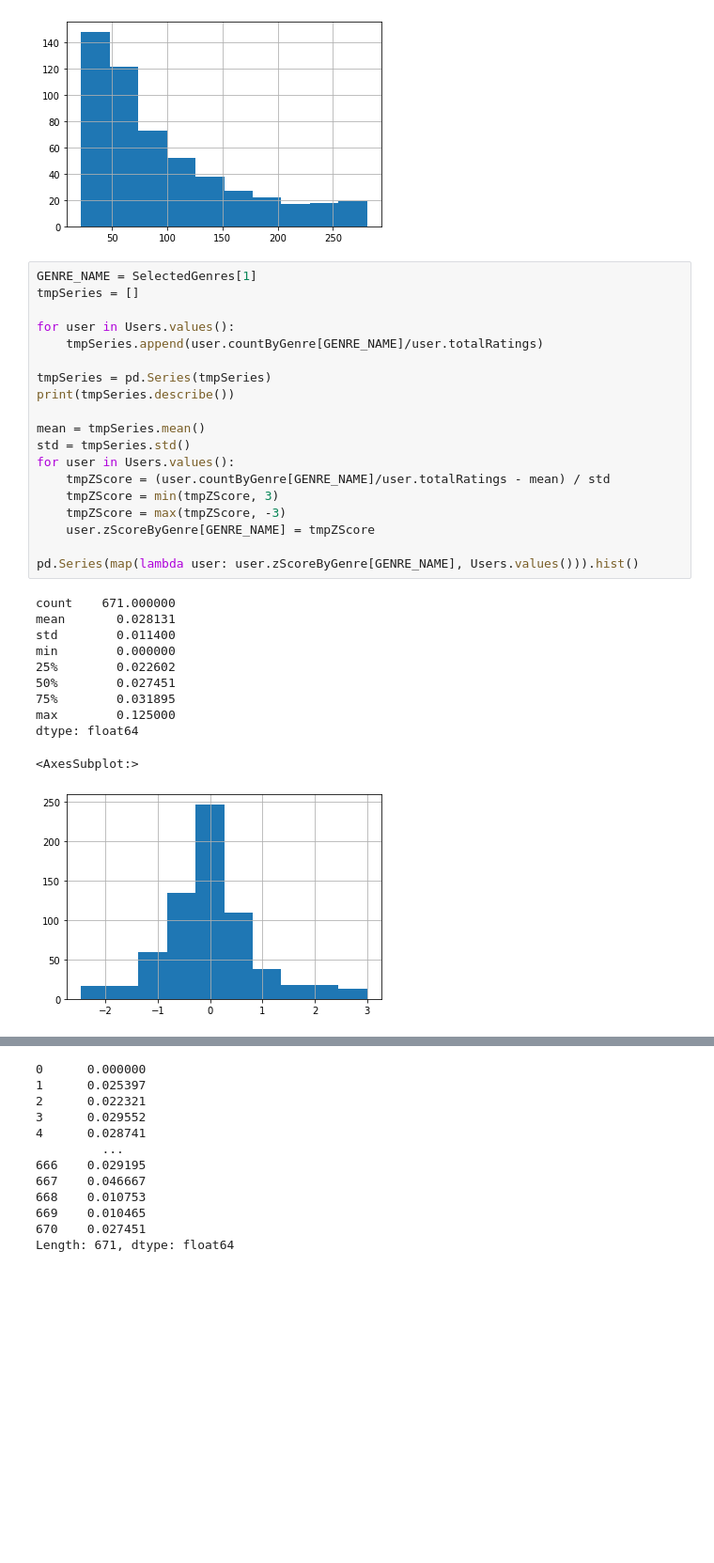
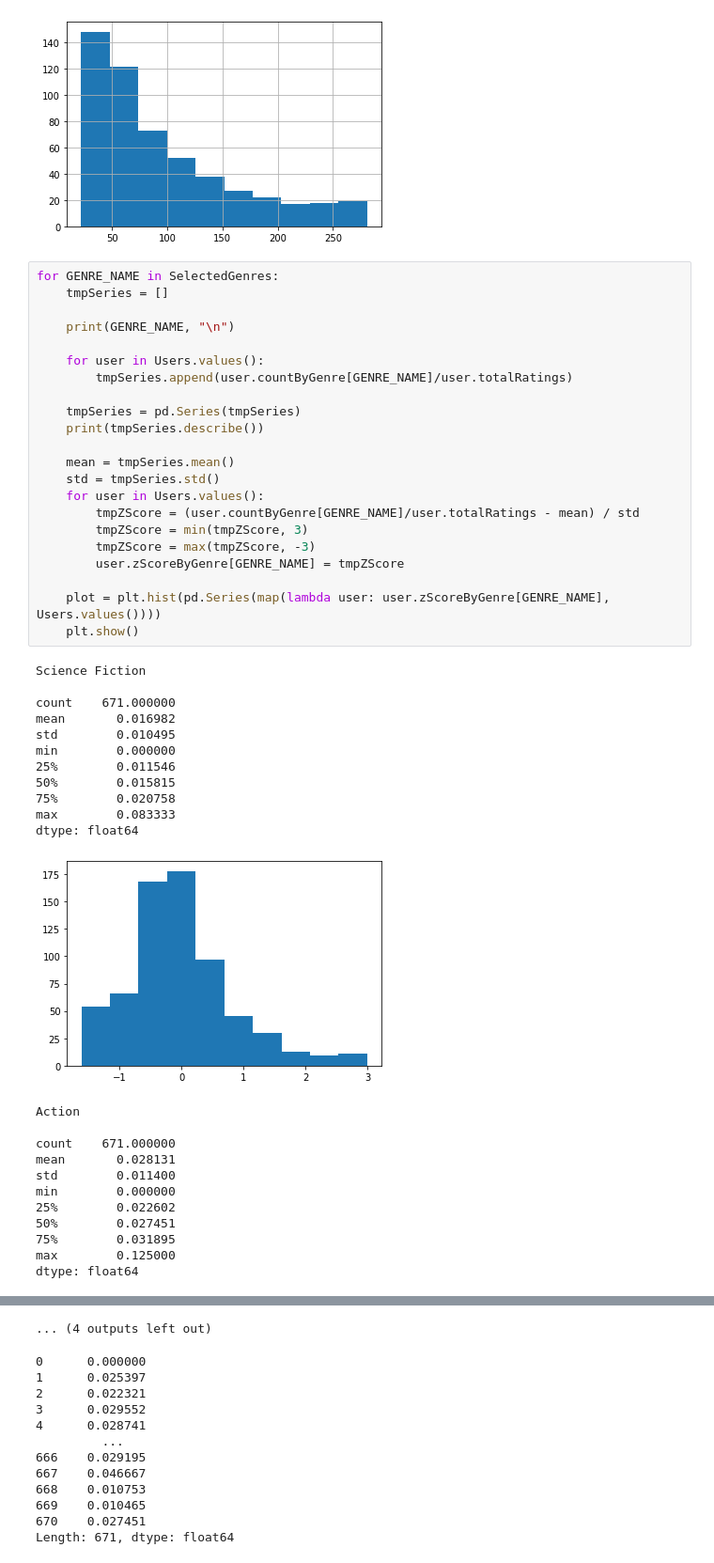
Before and after one commit to agsigma/recommendex5000, a Jupyter notebook: notebooks/rating_distribution_inspection.ipynb, the cells around one changed output, grey strips where cells are left out. Shown at 94% size. Cells and saved outputs as stored; diff of their text form; blank space fills up the shorter version.

Commit message:
z-score historgams of no. of users for every genre

```diff
--- a/notebooks/rating_distribution_inspection.ipynb
+++ b/notebooks/rating_distribution_inspection.ipynb
@@ -153,33 +152,48 @@ dtype: float64
 <AxesSubplot:>
 [figure]
 # %%
-GENRE_NAME = SelectedGenres[1]
-tmpSeries = []
+for GENRE_NAME in SelectedGenres:
+    tmpSeries = []
 
-for user in Users.values():
-    tmpSeries.append(user.countByGenre[GENRE_NAME]/user.totalRatings)
+    print(GENRE_NAME, "\n")
 
-tmpSeries = pd.Series(tmpSeries)
-print(tmpSeries.describe())
+    for user in Users.values():
+        tmpSeries.append(user.countByGenre[GENRE_NAME]/user.totalRatings)
 
-mean = tmpSeries.mean()
-std = tmpSeries.std()
-for user in Users.values():
-    tmpZScore = (user.countByGenre[GENRE_NAME]/user.totalRatings - mean) / std
-    tmpZScore = min(tmpZScore, 3)
-    tmpZScore = max(tmpZScore, -3)
-    user.zScoreByGenre[GENRE_NAME] = tmpZScore
+    tmpSeries = pd.Series(tmpSeries)
+    print(tmpSeries.describe())
 
-pd.Series(map(lambda user: user.zScoreByGenre[GENRE_NAME], Users.values())).hist()
+    mean = tmpSeries.mean()
+    std = tmpSeries.std()
+    for user in Users.values():
+        tmpZScore = (user.countByGenre[GENRE_NAME]/user.totalRatings - mean) / std
+        tmpZScore = min(tmpZScore, 3)
+        tmpZScore = max(tmpZScore, -3)
+        user.zScoreByGenre[GENRE_NAME] = tmpZScore
+
+    plot = plt.hist(pd.Series(map(lambda user: user.zScoreByGenre[GENRE_NAME], Users.values())))
+    plt.show()
 # %% [output]
+Science Fiction
+
 count    671.000000
-mean       0.028131
-std        0.011400
+mean       0.016982
+std        0.010495
 min        0.000000
-25%        0.022602
-50%        0.027451
-75%        0.031895
-max        0.125000
+25%        0.011546
+50%        0.015815
+75%        0.020758
+max        0.083333
 dtype: float64
+[figure, new version]
-<AxesSubplot:>
+Action
+
+count    671.000000
+mean       0.028131
+std        0.011400
+min        0.000000
+25%        0.022602
+50%        0.027451
+75%        0.031895
+max        0.125000
+dtype: float64
-[figure, old version]
@@ -186,3 +249,4 @@ dtype: float64
+... (4 outputs left out)
 # %%
 # %% [output]
 0      0.000000
```
Also changed, not shown: parts of 2 cells of this notebook.
